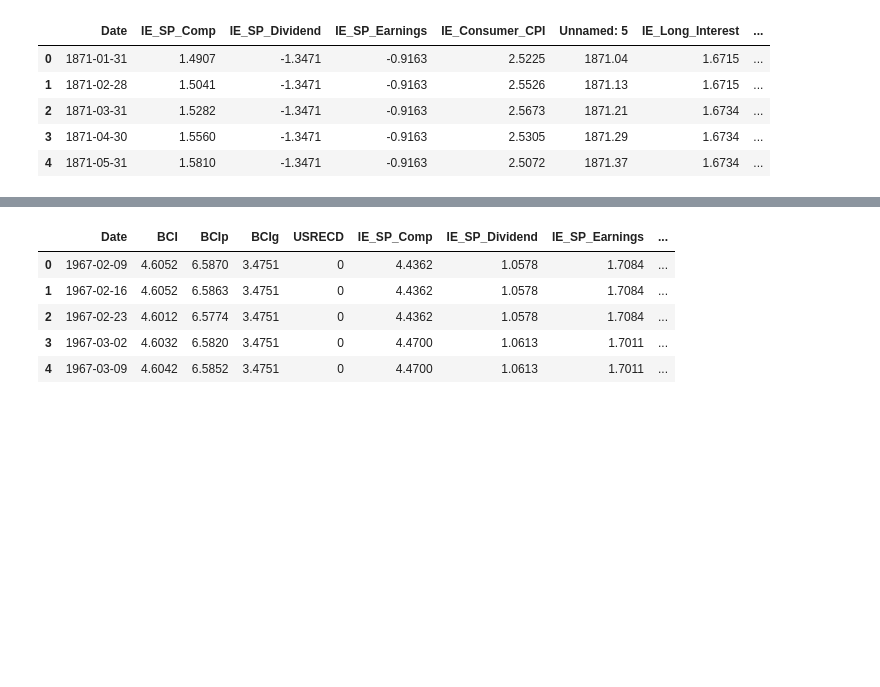
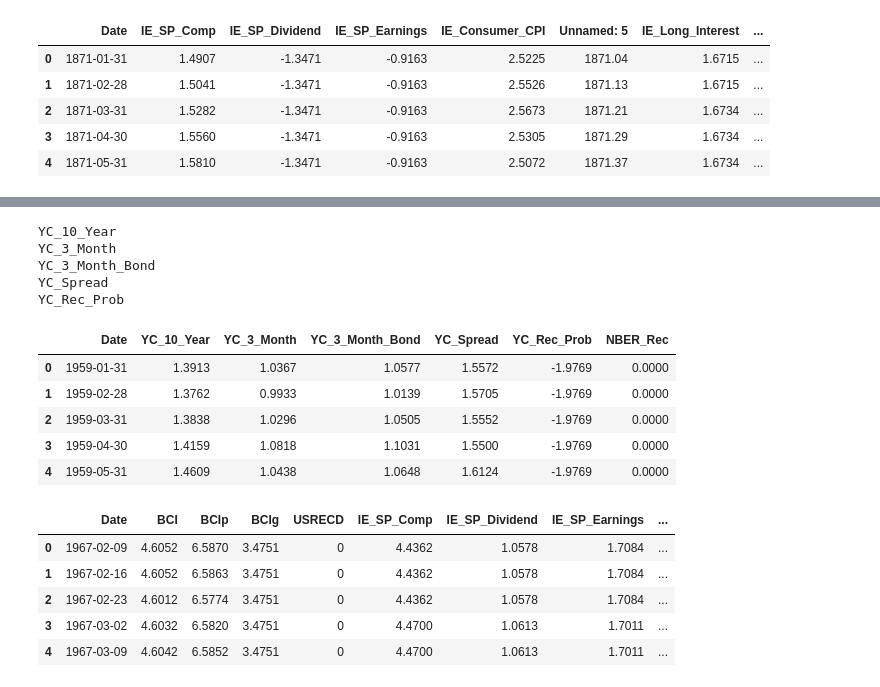
Before and after one commit to Jakoviz/Forward-looking-model-of-the-US-economy, a Jupyter notebook: notebooks/features_USRECD_pre_processing.ipynb, the cells around one changed output, grey strips where cells are left out. Cells and saved outputs as stored; diff of their text form; code cells hidden in the pictures; blank space fills up the shorter version.

```diff
--- a/notebooks/features_USRECD_pre_processing.ipynb
+++ b/notebooks/features_USRECD_pre_processing.ipynb
@@ -71,7 +56,7 @@ ie = ie.drop(index=[0, 1, 2, 1812])
 ie = ie.rename({"Unnamed: 0": "Date", "Unnamed: 1": "IE_SP_Comp", "Unnamed: 2": "IE_SP_Dividend", "Unnamed: 3": "IE_SP_Earnings", "  Consumer": "IE_Consumer_CPI",
                 "Unnamed: 6": "IE_Long_Interest", "Unnamed: 7": "IE_Real_Price", "Unnamed: 8": "IE_Real_Dividend", "Real": "IE_Return_Price", "Unnamed: 10": "IE_Real_Earnings",
                "Real.1": "IE_Scaled_Earnings", "Monthly": "IE_Monthly_Returns", "Real.2": "IE_Real_Returns"}, axis=1)
-new_features = ['IE_SP_Comp', 'IE_SP_Dividend', 'IE_SP_Earnings', 'IE_Consumer_CPI', 'IE_Long_Interest', 'IE_Real_Price', 'IE_Real_Dividend', 'IE_Return_Price', 'IE_Real_Earnings',
+ie_features = ['IE_SP_Comp', 'IE_SP_Dividend', 'IE_SP_Earnings', 'IE_Consumer_CPI', 'IE_Long_Interest', 'IE_Real_Price', 'IE_Real_Dividend', 'IE_Return_Price', 'IE_Real_Earnings',
                 'IE_Scaled_Earnings', 'IE_Monthly_Returns', 'IE_Real_Returns']
 
 def remove_dot(x):
@@ -88,7 +73,7 @@ def remove_percent(x):
 
 cleaners = {'IE_Return_Price': remove_dot, 'IE_Scaled_Earnings': remove_dot}
 
-for feature in new_features:
+for feature in ie_features:
     print(feature)
 
     if feature in cleaners.keys():
@@ -134 +129,34 @@ IE_Real_Returns
+# %%
+yc = pd.read_csv("../original_data/yield curve data with Rec_prob nan to mean.csv")
+yc = yc.rename({"10 Year Treasury Yield": "YC_10_Year", "3 Month Treasury Yield": "YC_3_Month", "3 Month Treasury Yield (Bond Equivalent Basis)": "YC_3_Month_Bond", "Spread": "YC_Spread", "Rec_prob": "YC_Rec_Prob"}, axis=1)
+yc_features = ["YC_10_Year", "YC_3_Month", "YC_3_Month_Bond", "YC_Spread", "YC_Rec_Prob"]
+
+cleaners = {}
+
+for feature in yc_features:
+    print(feature)
+
+    if feature in cleaners.keys():
+        yc[feature] = yc[feature].apply(cleaners[feature])
+    yc[feature] = pd.to_numeric(yc[feature])
+    # logorithm
+    if feature in ['YC_Spread']:
+        yc[feature] = yc[feature].apply(lambda x: np.log(x + abs(min(yc[feature])) + 0.1))
+    else:
+        yc[feature] = yc[feature].apply(lambda x: np.log(x))
+
+yc.Date = pd.to_datetime(yc.Date)
+yc.head()
+# %% [output]
+YC_10_Year
+YC_3_Month
+YC_3_Month_Bond
+YC_Spread
+YC_Rec_Prob
+|  | Date | YC_10_Year | YC_3_Month | YC_3_Month_Bond | YC_Spread | YC_Rec_Prob | NBER_Rec |
+| 0 | 1959-01-31 | 1.3913 | 1.0367 | 1.0577 | 1.5572 | -1.9769 | 0.0000 |
+| 1 | 1959-02-28 | 1.3762 | 0.9933 | 1.0139 | 1.5705 | -1.9769 | 0.0000 |
+| 2 | 1959-03-31 | 1.3838 | 1.0296 | 1.0505 | 1.5552 | -1.9769 | 0.0000 |
+| 3 | 1959-04-30 | 1.4159 | 1.0818 | 1.1031 | 1.5500 | -1.9769 | 0.0000 |
+| 4 | 1959-05-31 | 1.4609 | 1.0438 | 1.0648 | 1.6124 | -1.9769 | 0.0000 |
 # %%
```
Also changed, not shown: parts of 4 cells of this notebook, 2 other files.
